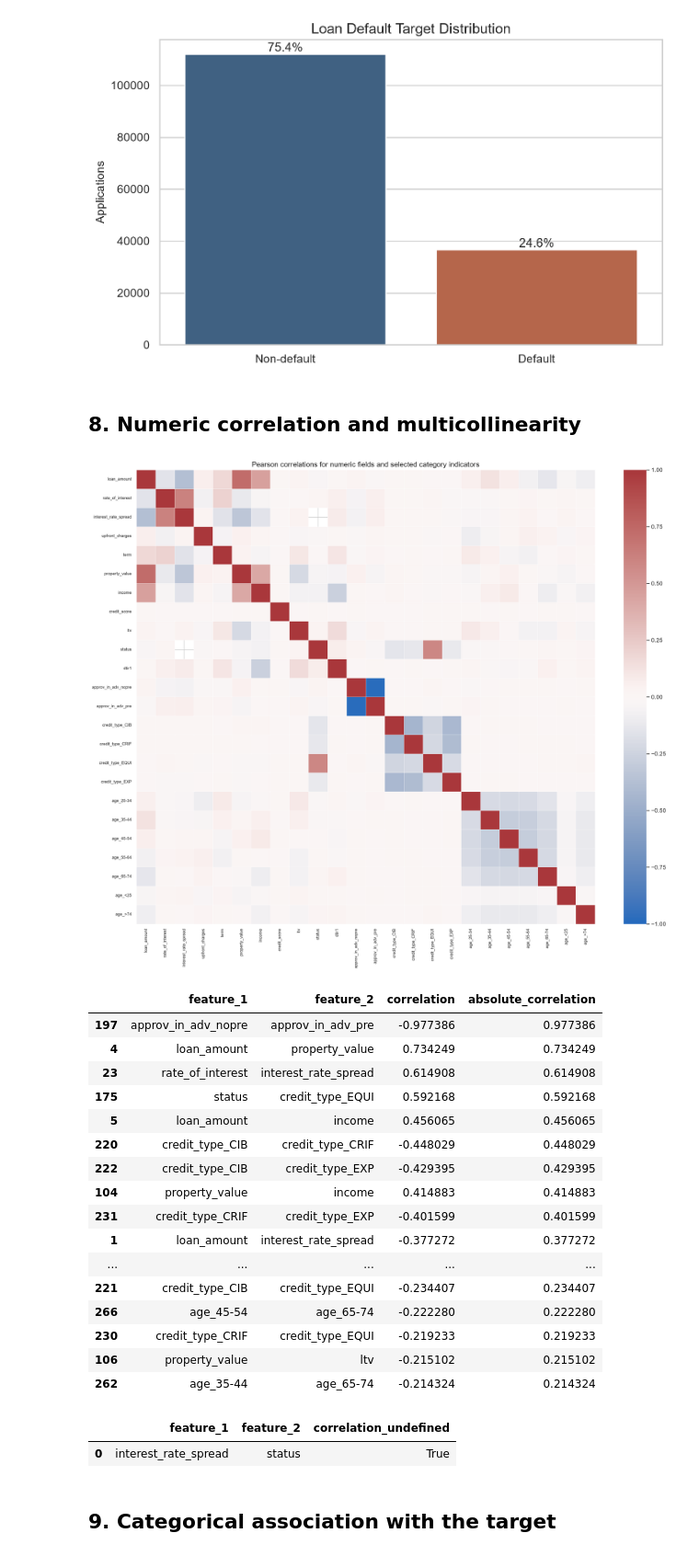
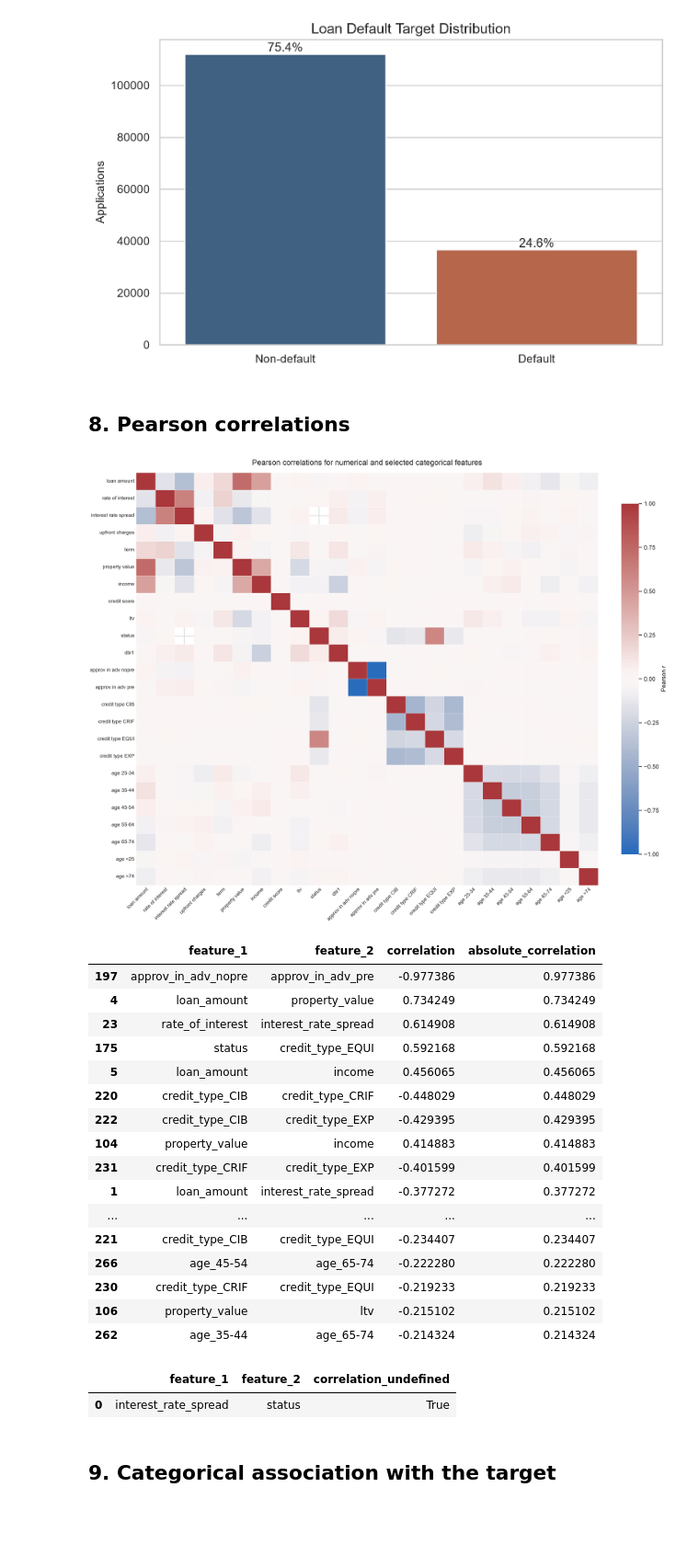
Before and after one commit to chen123893/Machine_Learning, a Jupyter notebook: notebooks/02_exploratory_data_analysis.ipynb, the cells around one changed output. Shown at 92% size. Drawn from its saved outputs; the diff is of its cells as text; code cells hidden in the pictures; blank space fills up the shorter version.

Commit message:
Improve Pearson heatmaps and confusion matrices

```diff
--- a/notebooks/02_exploratory_data_analysis.ipynb
+++ b/notebooks/02_exploratory_data_analysis.ipynb
@@ -249,9 +249,9 @@ display(Image(filename=str(path)))
 | 1 | 1 | 36639 | Default | 24.644515 |
 [figure]
 # %% [markdown]
-## 8. Numeric correlation and multicollinearity
+## 8. Pearson correlations
 # %%
-# No arbitrary ordinal codes for nominal fields: use individual 0/1 indicators.
+# Use one indicator per category.
 eligible = df.drop(columns=['id', 'year'], errors='ignore')
 encoded = pd.get_dummies(eligible, dtype=float)
 full_corr = encoded.corr(method='pearson')
@@ -260,39 +260,45 @@ requested = ['approv_in_adv', 'credit_type', 'age']
 numeric_for_corr = pd.concat([df.select_dtypes(include=np.number).drop(columns=['id', 'year'], errors='ignore'),
     pd.get_dummies(df[requested], dtype=float)], axis=1)
 
 corr = numeric_for_corr.corr()
 save_table(corr.reset_index(names='feature'), EDA_TABLES / 'numeric_correlation_matrix.csv')
 
-fig, ax = plt.subplots(figsize=(17, 14))
-sns.heatmap(corr, mask=corr.isna(), cmap='vlag', center=0, vmin=-1, vmax=1, linewidths=0.35, ax=ax)
-ax.set_title('Pearson correlations for numeric fields and selected category indicators')
-ax.tick_params(axis='both', labelsize=8)
-path = save_figure(EDA_FIGURES / 'numeric_correlation_heatmap.png')
+fig, ax = plt.subplots(figsize=(15, 12), layout='constrained')
+sns.heatmap(corr, mask=corr.isna(), cmap='vlag', center=0, vmin=-1, vmax=1,
+            linewidths=0.25, cbar_kws={'label': 'Pearson r', 'shrink': 0.85}, ax=ax)
+ax.set_title('Pearson correlations for numerical and selected categorical features', pad=14)
+ax.set_xticklabels([label.get_text().replace('_', ' ') for label in ax.get_xticklabels()],
+                   rotation=45, ha='right', rotation_mode='anchor')
+ax.set_yticklabels([label.get_text().replace('_', ' ') for label in ax.get_yticklabels()], rotation=0)
+ax.tick_params(axis='both', labelsize=9, length=0)
+path = EDA_FIGURES / 'numeric_correlation_heatmap.png'
+fig.savefig(path, dpi=220, facecolor='white')
+plt.close(fig)
 display(Image(filename=str(path)))
 
 corr_pairs = (
     corr.where(np.triu(np.ones(corr.shape), k=1).astype(bool))
     .stack().rename('correlation').reset_index()
     .rename(columns={'level_0': 'feature_1', 'level_1': 'feature_2'})
 )
 corr_pairs['absolute_correlation'] = corr_pairs['correlation'].abs()
 corr_pairs = corr_pairs.sort_values('absolute_correlation', ascending=False)
 upper_triangle = pd.DataFrame(
     np.triu(np.ones(corr.shape), k=1).astype(bool), index=corr.index, columns=corr.columns
 )
 undefined_pairs = (
     corr.isna().where(upper_triangle).stack()
     .loc[lambda values: values]
     .rename('correlation_undefined')
     .reset_index()
     .rename(columns={'level_0': 'feature_1', 'level_1': 'feature_2'})
 )
 save_table(corr_pairs, EDA_TABLES / 'numeric_correlation_pairs.csv')
 save_table(undefined_pairs, EDA_TABLES / 'undefined_numeric_correlations.csv')
 display(corr_pairs.head(20))
 display(undefined_pairs)
 # %% [output]
-[figure, old version]
+[figure, new version]
 |  | feature_1 | feature_2 | correlation | absolute_correlation |
 | 197 | approv_in_adv_nopre | approv_in_adv_pre | -0.977386 | 0.977386 |
 | 4 | loan_amount | property_value | 0.734249 | 0.734249 |
```
Also changed, not shown: parts of 2 cells of this notebook, 1 other file.
